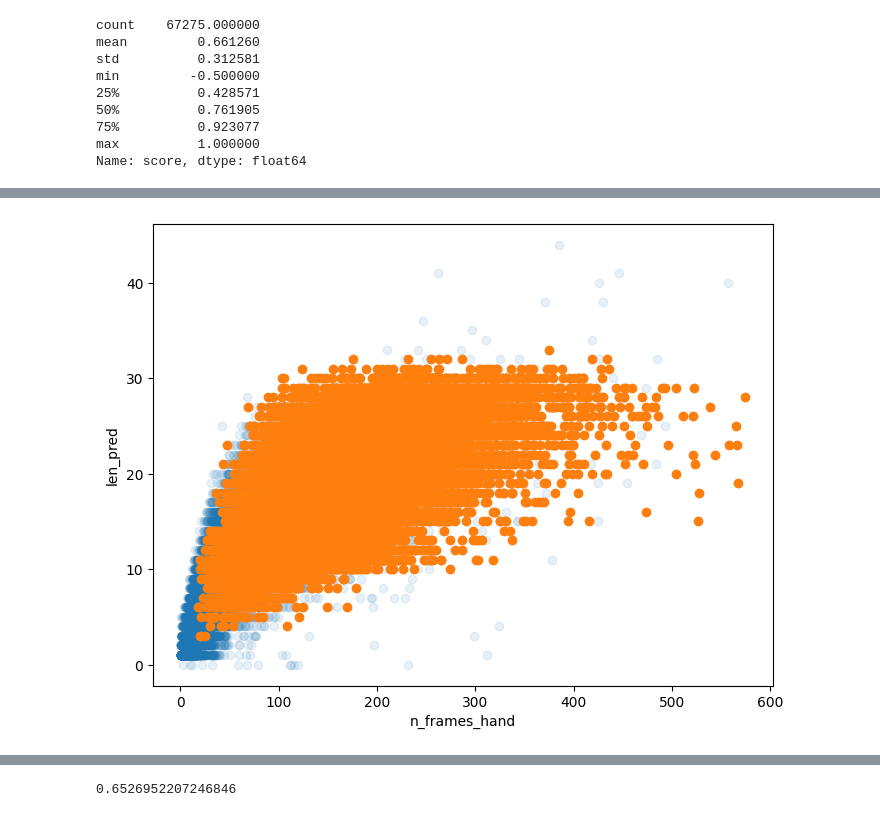
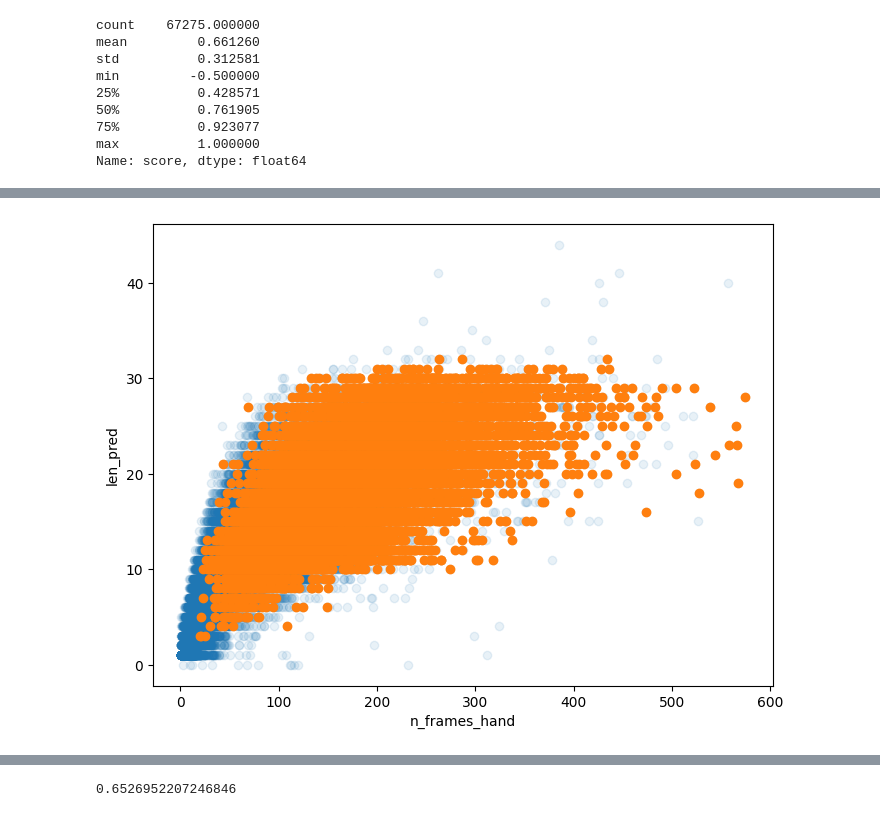
Before and after one commit to Luka-Magic/kaggle_asl2, a Jupyter notebook: exp/exp0007/check_oof.ipynb, the cells around one changed output, grey strips where cells are left out. Saved outputs shown, nothing was run; the diff lists cells and outputs as text; code cells hidden in the pictures.

```diff
--- a/exp/exp0007/check_oof.ipynb
+++ b/exp/exp0007/check_oof.ipynb
@@ -64,10 +56,10 @@ ax.grid()
 # %%
 fig, ax = plt.subplots(figsize=(8, 6))
 ax.scatter(oof_df['n_frames_hand'], oof_df['len_pred'], alpha=0.1)
-oof_low_df = oof_df.query('score > 0.8')
+oof_low_df = oof_df.query('score > 0.9')
 ax.scatter(oof_low_df['n_frames_hand'], oof_low_df['len_pred'], alpha=1)
 ax.set_xlabel('n_frames_hand')
 ax.set_ylabel('len_pred')
 plt.show()
 # %% [output]
-[figure, old version]
+[figure, new version]
```
Also changed, not shown: parts of 6 cells of this notebook, 1 other file.
